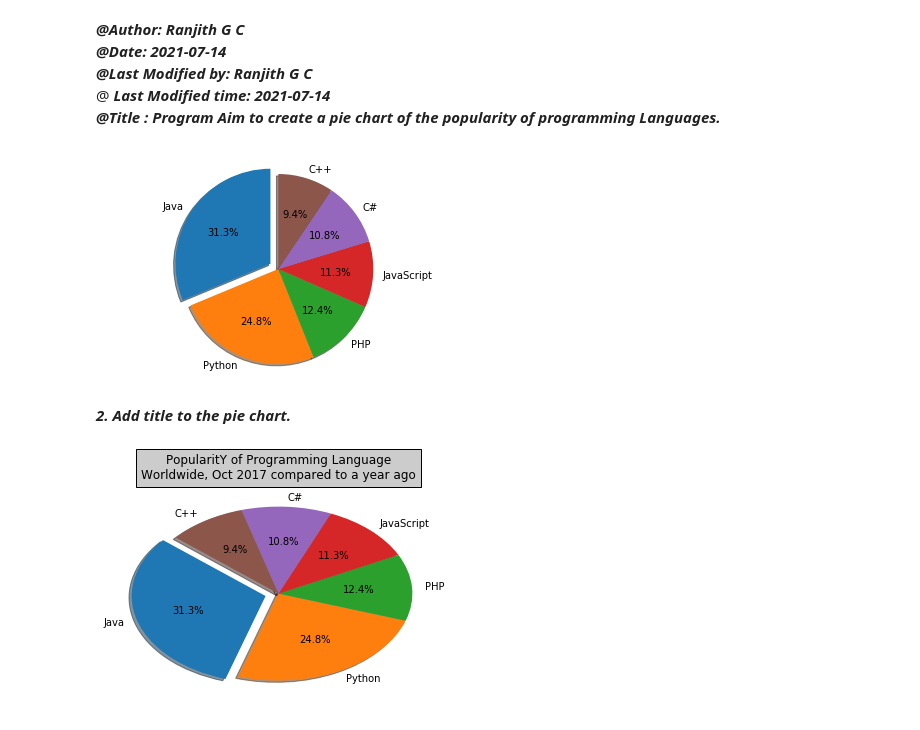
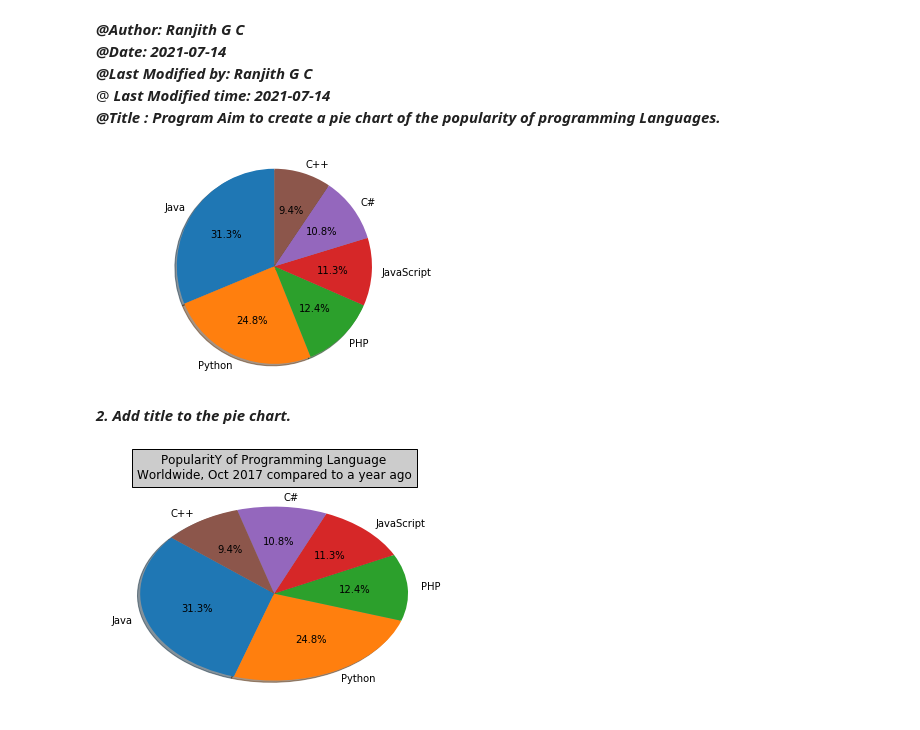
Before and after one commit to Ranjithgc/Python_Libraries, a Jupyter notebook: matplotlib/pie_chart/pie_chart.ipynb, the cells around one changed output. Cells and saved outputs as stored; diff of their text form; code cells hidden in the pictures.

```diff
--- a/matplotlib/pie_chart/pie_chart.ipynb
+++ b/matplotlib/pie_chart/pie_chart.ipynb
@@ -18,11 +18,8 @@ try:
     popuratity = [22.2, 17.6, 8.8, 8, 7.7, 6.7]
     colors = ["#1f77b4", "#ff7f0e", "#2ca02c", "#d62728", "#9467bd", "#8c564b"]
 
-    # explode 1st slice
-    explode = (0.1, 0, 0, 0,0,0)
-
     # Plot
-    plt.pie(popuratity, explode=explode, labels=languages, colors=colors,
+    plt.pie(popuratity, labels=languages, colors=colors,
             autopct='%1.1f%%', shadow=True, startangle=90)
 
     plt.axis('equal')
@@ -30,13 +27,13 @@ try:
 except Exception as e:
     logger.error(e)
 # %% [output]
-[figure, old version]
+[figure, new version]
 # %% [markdown]
 ***2. Add title to the pie chart.***
 # %%
-plt.pie(popuratity, explode=explode, labels=languages, colors=colors,
+plt.pie(popuratity, labels=languages, colors=colors,
 autopct='%1.1f%%', shadow=True, startangle=140)
 plt.title("PopularitY of Programming Language\n" + "Worldwide, Oct 2017 compared to a year ago", bbox={'facecolor':'0.8', 'pad':5})
 plt.show()
 # %% [output]
-[figure, old version]
+[figure, new version]
```
Also changed, not shown: parts of 2 cells of this notebook.
